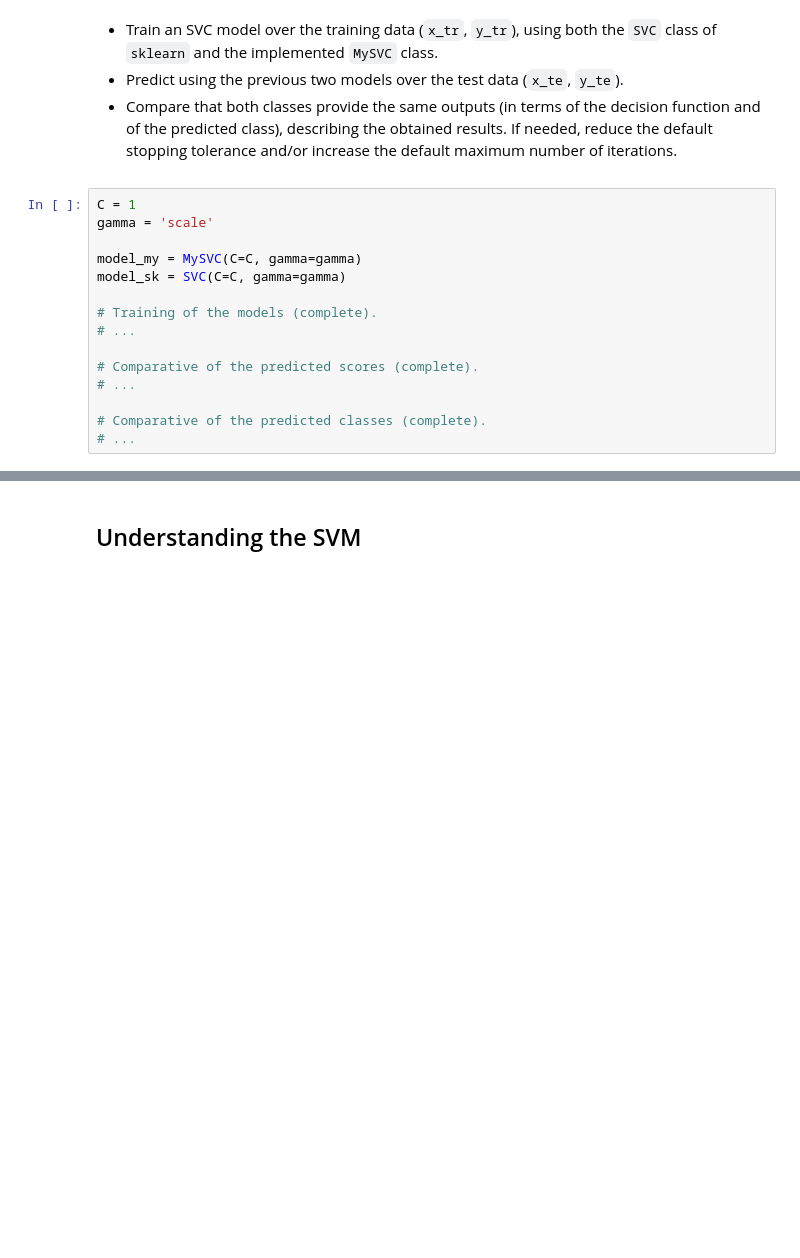
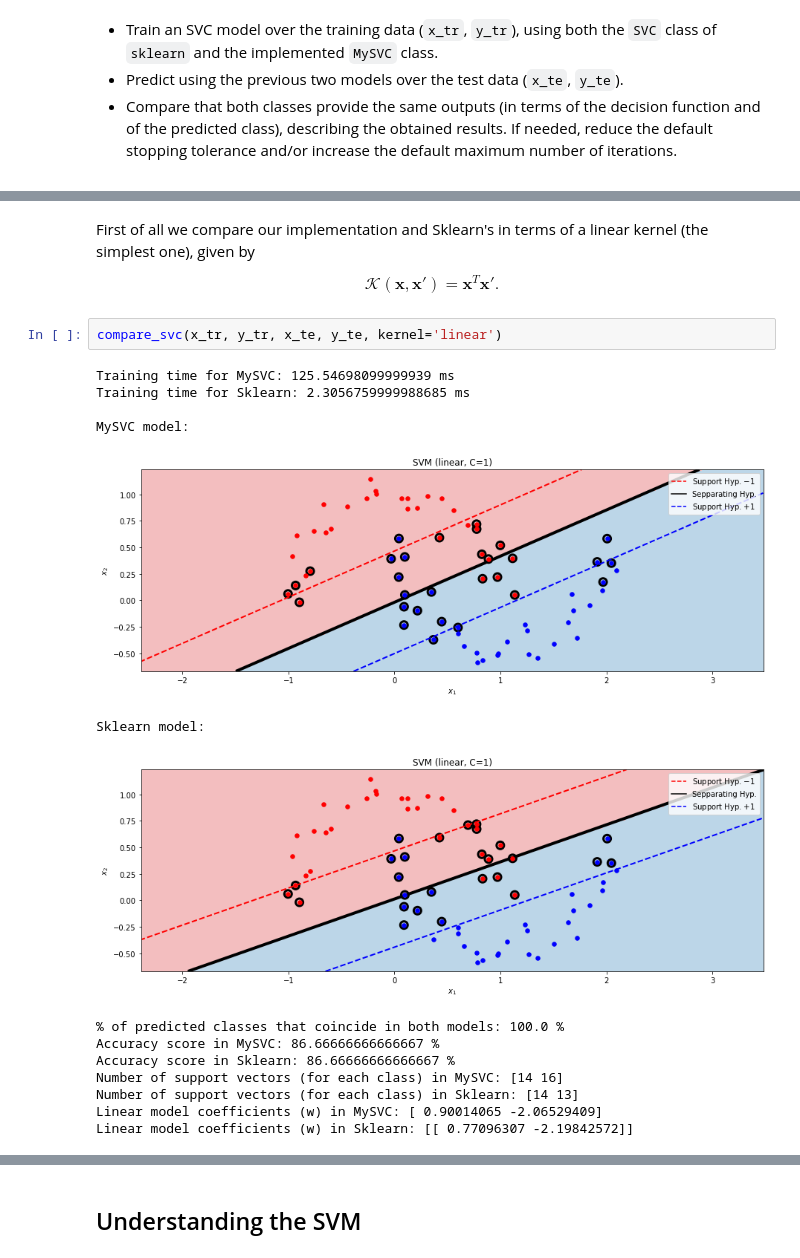
Before and after one commit to Ludvins/MCD_Practicas_MAAA, a Jupyter notebook: P1/SMO.ipynb, the cells around one changed output, grey strips where cells are left out. Saved outputs shown, nothing was run; the diff lists cells and outputs as text; blank space fills up the shorter version.

```diff
--- a/P1/SMO.ipynb
+++ b/P1/SMO.ipynb
@@ -277,18 +397,3 @@ plt.title('Test'); plt.show()
 * Compare that both classes provide the same outputs (in terms of the decision function and of the predicted class), describing the obtained results. If needed, reduce the default stopping tolerance and/or increase the default maximum number of iterations.
 
 </div>
-# %%
-C = 1
-gamma = 'scale'
-
-model_my = MySVC(C=C, gamma=gamma)
-model_sk = SVC(C=C, gamma=gamma)
-
-# Training of the models (complete).
-# ...
-
-# Comparative of the predicted scores (complete).
-# ...
-
-# Comparative of the predicted classes (complete).
-# ...
@@ -294,0 +449,23 @@ model_sk = SVC(C=C, gamma=gamma)
+# %% [markdown]
+First of all we compare our implementation and Sklearn's in terms of a linear kernel (the simplest one), given by
+
+$$
+\mathcal{K}(\mathbf{x}, \mathbf{x'})=\mathbf{x}^T\mathbf{x'}.
+$$
+# %%
+compare_svc(x_tr, y_tr, x_te, y_te, kernel='linear')
+# %% [output]
+Training time for MySVC: 125.54698099999939 ms
+Training time for Sklearn: 2.3056759999988685 ms
+
+MySVC model:
+[figure, added]
+Sklearn model:
+[figure, added]
+% of predicted classes that coincide in both models: 100.0 %
+Accuracy score in MySVC: 86.66666666666667 %
+Accuracy score in Sklearn: 86.66666666666667 %
+Number of support vectors (for each class) in MySVC: [14 16]
+Number of support vectors (for each class) in Sklearn: [14 13]
+Linear model coefficients (w) in MySVC: [ 0.90014065 -2.06529409]
+Linear model coefficients (w) in Sklearn: [[ 0.77096307 -2.19842572]]
```
Also changed, not shown: parts of 16 cells of this notebook, 3 other files.
